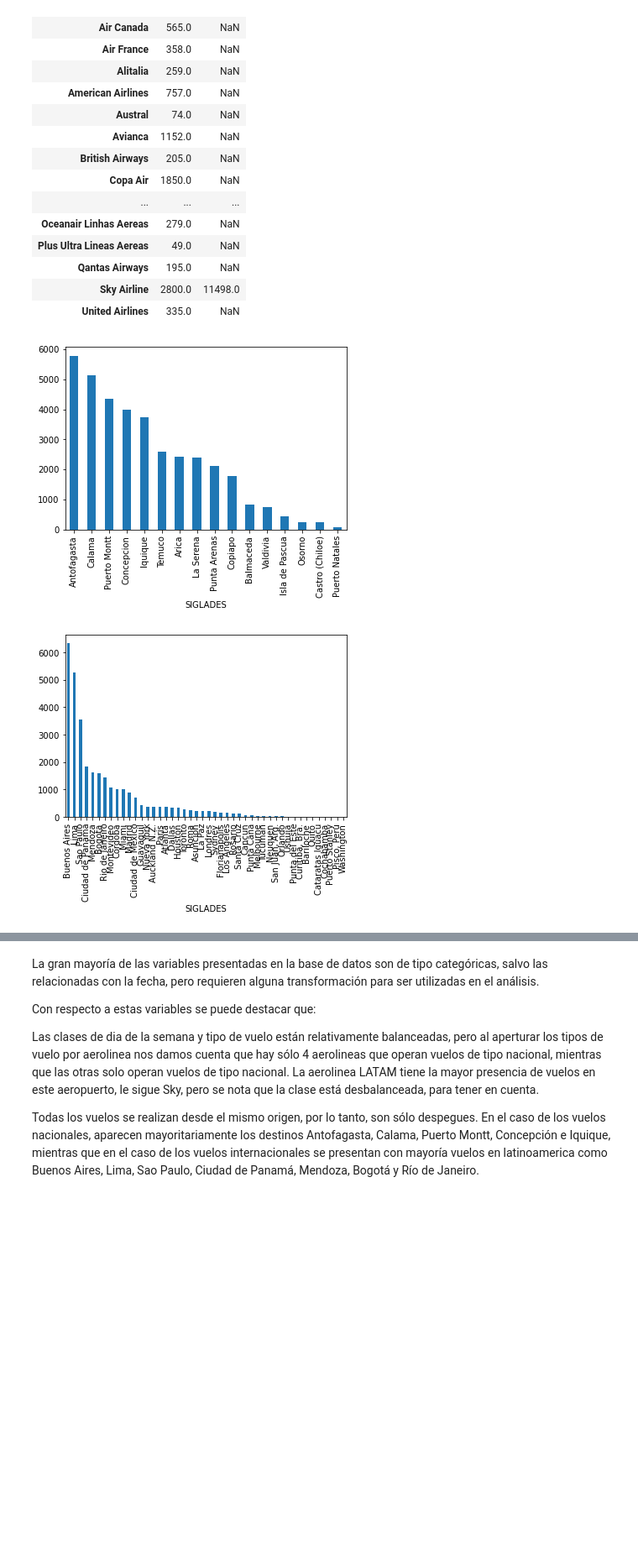
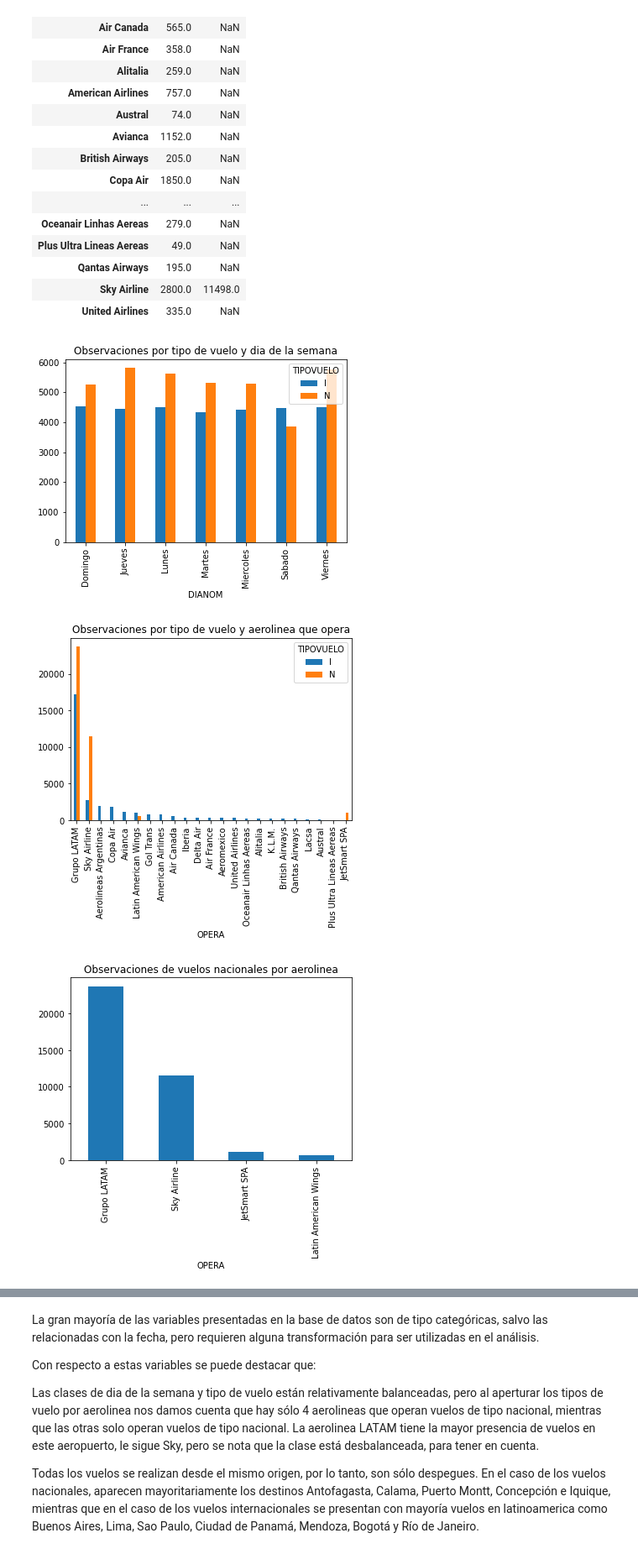
Before and after one commit to dpandelarab/challenge_latam, a Jupyter notebook: solution.ipynb, the cells around one changed output, grey strips where cells are left out. Shown at 84% size. Saved outputs shown, nothing was run; the diff lists cells and outputs as text; code cells hidden in the pictures; blank space fills up the shorter version.

```diff
--- a/solution.ipynb
+++ b/solution.ipynb
@@ -178,11 +163,20 @@ df.groupby(['OPERA','TIPOVUELO']).OPERA.count().unstack(level=1)
 | Qantas Airways | 195.0 | NaN |
 | Sky Airline | 2800.0 | 11498.0 |
 | United Airlines | 335.0 | NaN |
-# %%
-df.query("TIPOVUELO == 'N'").groupby('SIGLADES').count().iloc[:,0].sort_values(ascending=False).plot(kind='bar')
-plt.show()
-df.query("TIPOVUELO == 'I'").groupby('SIGLADES').count().iloc[:,0].sort_values(ascending=False).plot(kind='bar')
-plt.show()
-# %% [output]
-[figure, removed]
-[figure, removed]
+# %%
+#Algunos gráficos descriptivos de la data
+
+df.groupby(['TIPOVUELO','DIANOM']).count().iloc[:,0].unstack(level=0).plot(kind='bar',title='Observaciones por tipo de vuelo y dia de la semana')
+plt.show()
+df.groupby(['TIPOVUELO','OPERA']).count().iloc[:,0].unstack(level=0).sort_values(by='I',ascending=False).plot(kind='bar',title='Observaciones por tipo de vuelo y aerolinea que opera')
+plt.show()
+df.query("TIPOVUELO == 'N'").groupby(['OPERA']).count().iloc[:,0].sort_values(ascending=False).plot(kind='bar',title='Observaciones de vuelos nacionales por aerolinea')
+plt.show()
+df.query("TIPOVUELO == 'N'").groupby('SIGLADES').count().iloc[:,0].sort_values(ascending=False).plot(kind='bar',title='Observaciones de vuelos nacionales por destino')
+plt.show()
+df.query("TIPOVUELO == 'I'").groupby('SIGLADES').count().iloc[:,0].sort_values(ascending=False).plot(kind='bar',title='Observaciones de vuelos internacionales por destino')
+plt.show()
+# %% [output]
+[figure, added]
+[figure, added]
+[figure, added]
```
Also changed, not shown: parts of 21 cells of this notebook.
